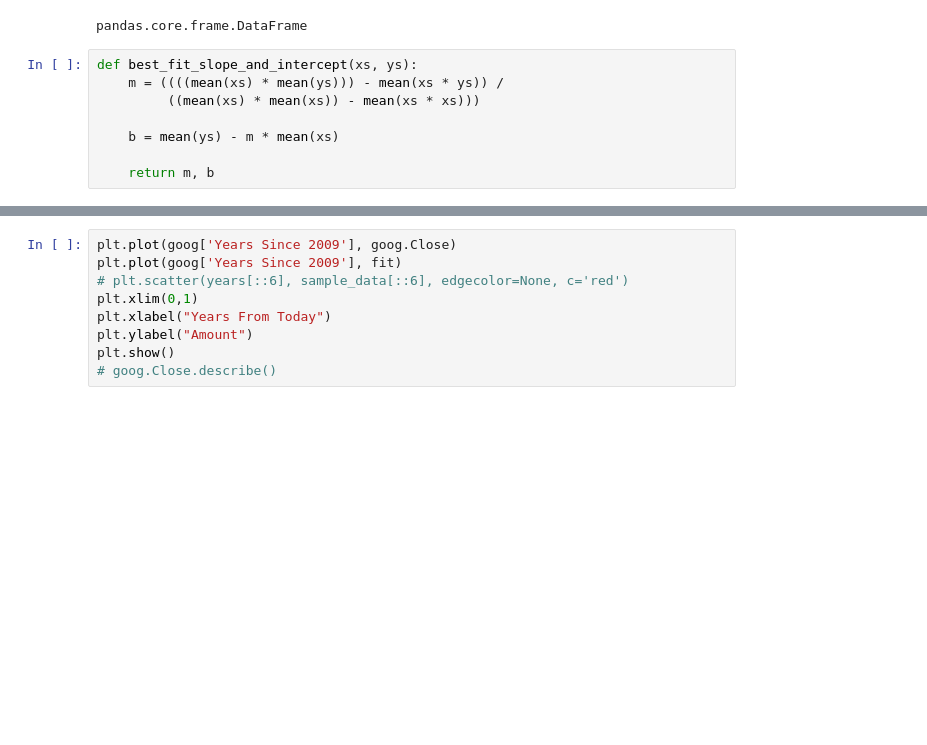
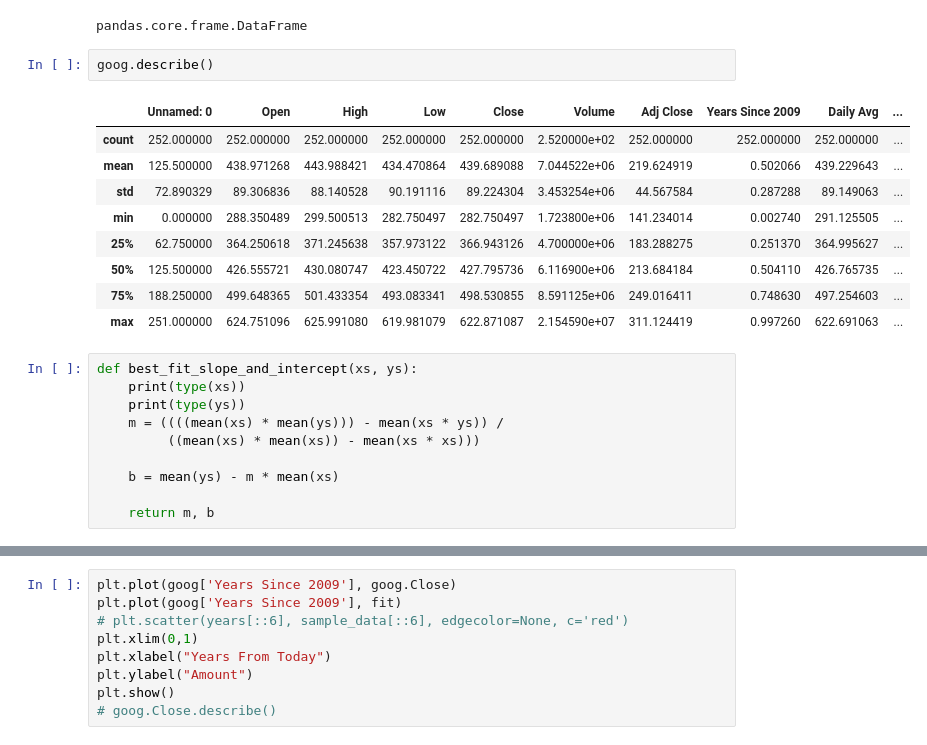
Before and after one commit to crashtack/501_data_analysis_visualization, a Jupyter notebook: day3_building_models_lecture.ipynb, the cells around one changed output, grey strips where cells are left out. Cells and saved outputs as stored; diff of their text form; blank space fills up the shorter version.

```diff
--- a/day3_building_models_lecture.ipynb
+++ b/day3_building_models_lecture.ipynb
@@ -39,8 +39,22 @@ goog = pd.read_csv("data/goog_1yr.csv")
 type(goog)
 # %% [output]
 pandas.core.frame.DataFrame
+# %%
+goog.describe()
+# %% [output]
+|  | Unnamed: 0 | Open | High | Low | Close | Volume | Adj Close | Years Since 2009 | Daily Avg | ... |
+| count | 252.000000 | 252.000000 | 252.000000 | 252.000000 | 252.000000 | 2.520000e+02 | 252.000000 | 252.000000 | 252.000000 | ... |
+| mean | 125.500000 | 438.971268 | 443.988421 | 434.470864 | 439.689088 | 7.044522e+06 | 219.624919 | 0.502066 | 439.229643 | ... |
+| std | 72.890329 | 89.306836 | 88.140528 | 90.191116 | 89.224304 | 3.453254e+06 | 44.567584 | 0.287288 | 89.149063 | ... |
+| min | 0.000000 | 288.350489 | 299.500513 | 282.750497 | 282.750497 | 1.723800e+06 | 141.234014 | 0.002740 | 291.125505 | ... |
+| 25% | 62.750000 | 364.250618 | 371.245638 | 357.973122 | 366.943126 | 4.700000e+06 | 183.288275 | 0.251370 | 364.995627 | ... |
+| 50% | 125.500000 | 426.555721 | 430.080747 | 423.450722 | 427.795736 | 6.116900e+06 | 213.684184 | 0.504110 | 426.765735 | ... |
+| 75% | 188.250000 | 499.648365 | 501.433354 | 493.083341 | 498.530855 | 8.591125e+06 | 249.016411 | 0.748630 | 497.254603 | ... |
+| max | 251.000000 | 624.751096 | 625.991080 | 619.981079 | 622.871087 | 2.154590e+07 | 311.124419 | 0.997260 | 622.691063 | ... |
 # %%
 def best_fit_slope_and_intercept(xs, ys):
+    print(type(xs))
+    print(type(ys))
     m = ((((mean(xs) * mean(ys))) - mean(xs * ys)) /
          ((mean(xs) * mean(xs)) - mean(xs * xs)))
 
```
Also changed, not shown: parts of 2 cells of this notebook, 1 other file.
